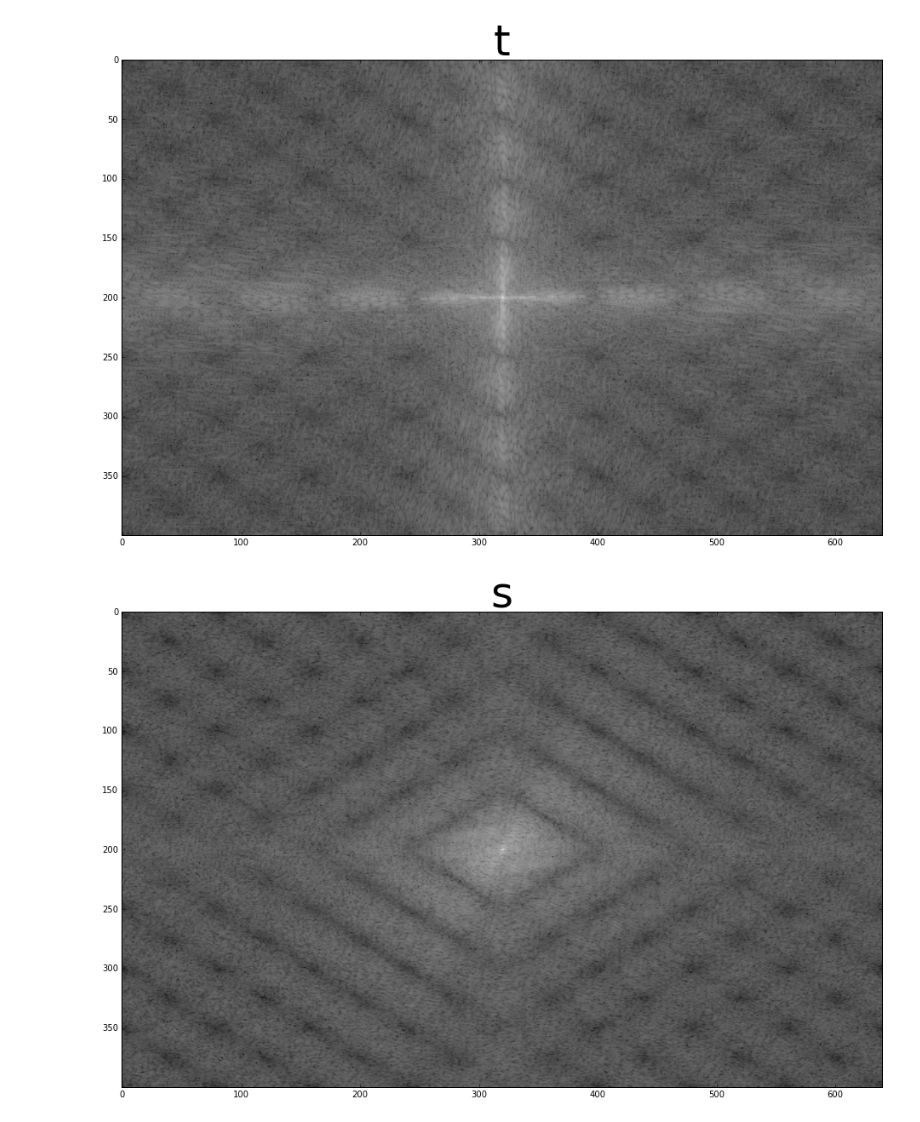
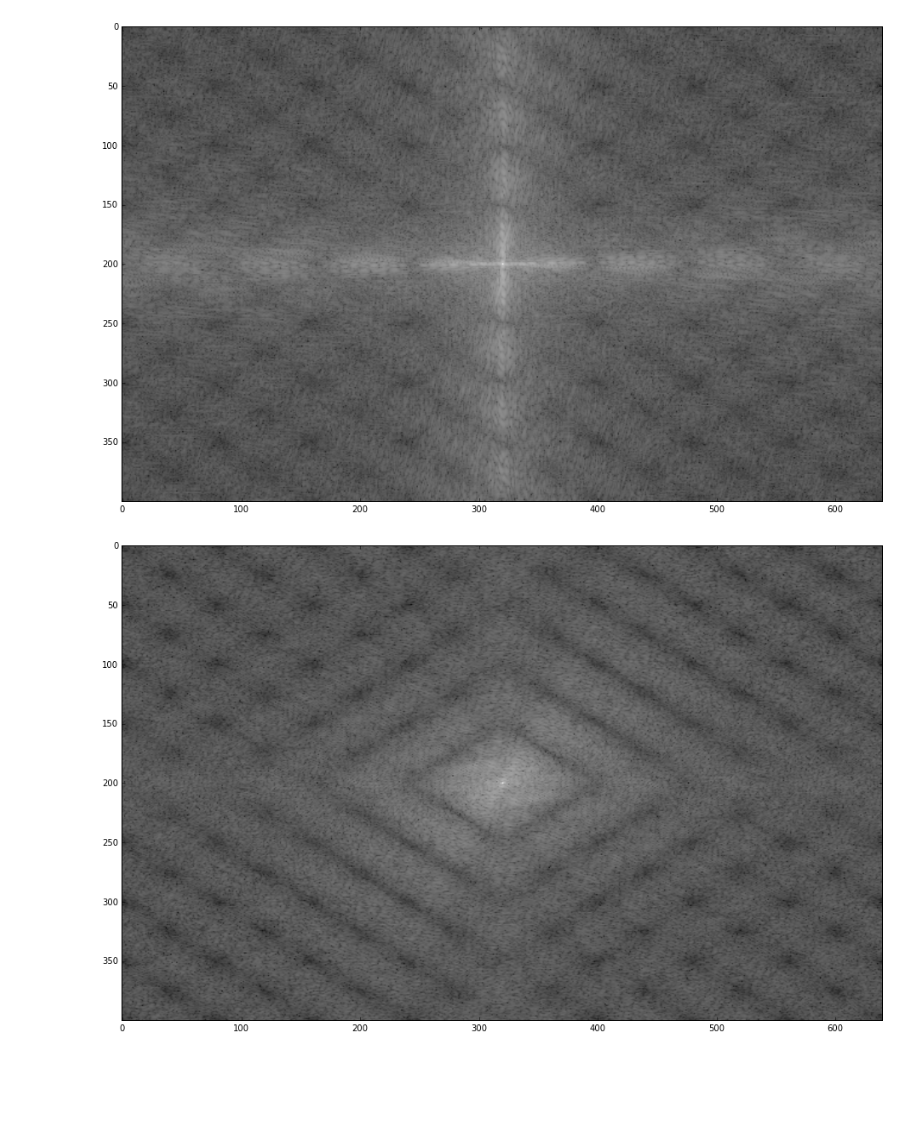
Before and after one commit to rowankyp/sps, a Jupyter notebook: cw2.ipynb, the cells around one changed output. Cells and saved outputs as stored; diff of their text form; code cells hidden in the pictures; blank space fills up the shorter version.

```diff
--- a/cw2.ipynb
+++ b/cw2.ipynb
@@ -97,8 +97,7 @@ def getFTs(fouriers):
 #         fts.append(q)
 #     return fts
 
-def getFT(image):
-    f = io.imread(image)   # read in image
+def getFT(f):
     f_f = np.array(f, dtype=float)
     z = np.fft.fft2(f_f)           # do fourier transform
     q = np.fft.fftshift(z)         # puts u=0,v=0 in the centre
@@ -108,40 +107,40 @@ def superImposeAndPlot(fts,letter):
     average = np.sum(fts, axis=0)
     fig1 = plt.figure()
     ax1  = fig1.add_subplot( 111 )
-    ax1.axis("on")
-    ax1.set_title(letter, {'fontsize':50})
+#     ax1.axis("on")
+#     ax1.set_title(letter, {'fontsize':50})
     ax1.imshow( np.log( np.absolute(average) + 1 ), cmap='gray' ) # io.
     plt.show()
 
 def plotMasks(fts, letter):
     average = np.sum(fts, axis=0)
     fig1 = plt.figure()
     ax1  = fig1.add_subplot( 111 )
     ax1.add_patch(mpatches.Rectangle(
     (250, 150),   # (x,y)
     60,          # width
     40,          # height
     alpha=0.5
     )
     )
     ax1.add_patch(mpatches.Rectangle(
     (315, 0),   # (x,y)
     10,          # width
     400,          # height
     alpha=0.5
     )
     )
     ax1.axis("on")
     ax1.set_title(letter, {'fontsize':50})
     ax1.imshow( np.log( np.absolute(average) + 1 ), cmap='gray' ) # io.
     plt.show()
 
 
 
 superImposeAndPlot(getFTs(Ts),"t")
 superImposeAndPlot(getFTs(Ss),"s")
 superImposeAndPlot(getFTs(Vs),"v")
 plotMasks(getFTs(Ts),"t");
 # %% [output]
-[figure, old version]
+[figure, new version]
-[figure, old version]
+[figure, new version]
```
Also changed, not shown: parts of 3 cells of this notebook, 12 other files.
